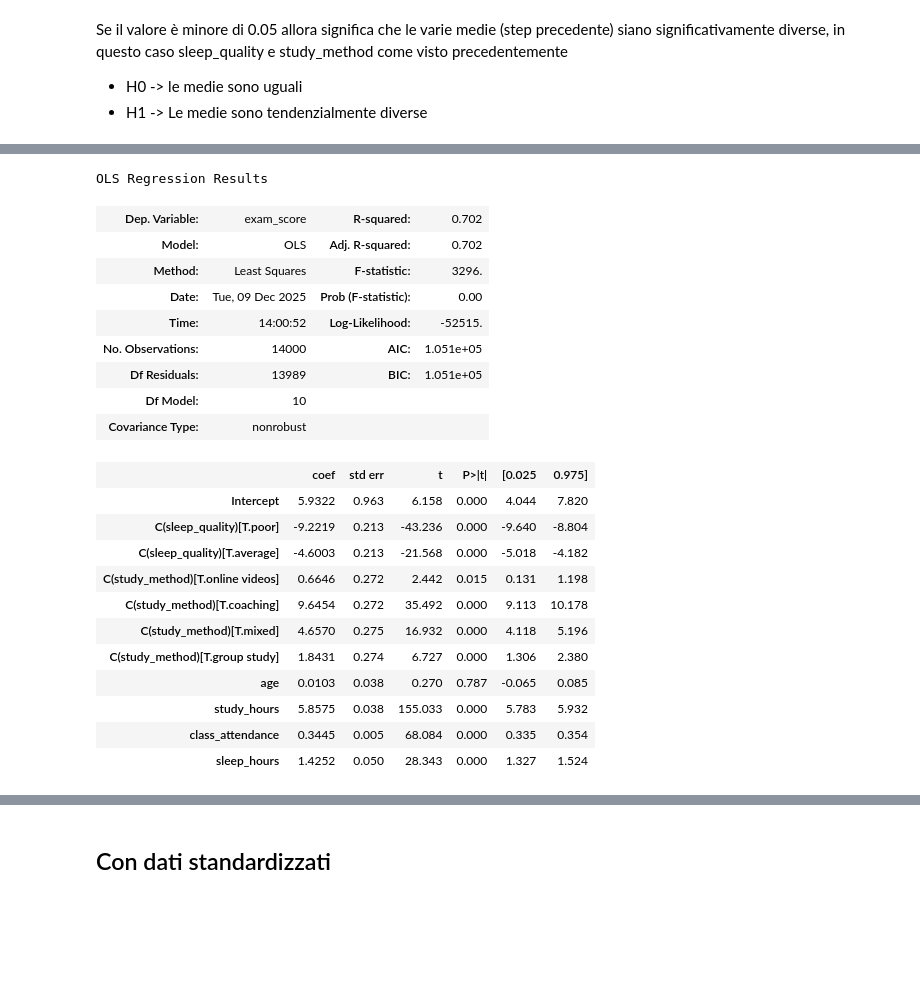
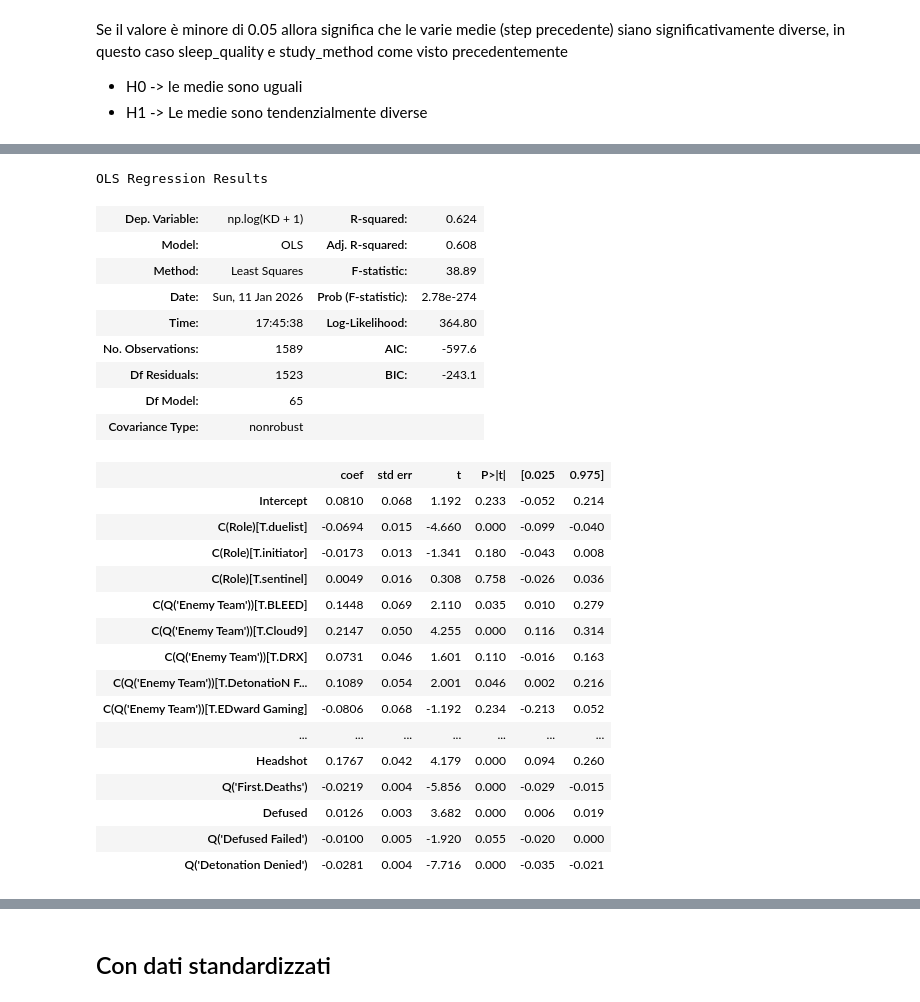
Before and after one commit to Spampa/progetto-valorant, a Jupyter notebook: 3. Caso di studio.ipynb, the cells around one changed output, grey strips where cells are left out. Saved outputs shown, nothing was run; the diff lists cells and outputs as text; code cells hidden in the pictures; blank space fills up the shorter version.

```diff
--- a/3. Caso di studio.ipynb
+++ b/3. Caso di studio.ipynb
@@ -183,7 +204,7 @@ shape: (10, 26)
 Valuto le statistiche (media, sd, varianza) e la distribuzione, analisi preliminare
 # %%
 # layout
-ncols = 5
+ncols = 4
 nrows = 4
 fig, axes = plt.subplots(
     nrows = nrows,
@@ -398,3 +364,5 @@ Non si ha un grande legame tra: le sleep hours e lo score, la class attendence e
+# %%
+numeric_KD_columns.remove("First.Kills")
 # %% [markdown]
 ## Distribuzione delle variabili categoriche
 # %%
@@ -620,30 +489,5 @@ Se il valore è minore di 0.05 allora significa che le varie medie (step precede
 
 - H0 -> le medie sono uguali
 - H1 -> Le medie sono tendenzialmente diverse
-# %%
-# Test Anova sul KD
-ANOVA_results = []
-for variable_i in categorical_columns:
-
-    ANOVA_table = sm.stats.anova_lm(
-        ols(
-            formula = f"Eliminated ~ C(Q('{variable_i}'))",
-            data = data.to_pandas()
-        ).fit(),
-        typ = 2
-    )
-    ANOVA_results.append(
-        (variable_i, ANOVA_table.loc[f"C(Q('{variable_i}'))", "PR(>F)"])
-    )
-
-# visualizzazione dei risultati del test ANOVA
-print(
-    tabulate(
-        tabular_data = ANOVA_results,
-        headers = ["Categorical variable", "ANOVA p-value"],
-        tablefmt = "pretty",
-        colalign = ["center"] * 2
-    )
-)
 # %% [markdown]
 # Stima del modello
@@ -650,37 +495,44 @@ print(
 # %%
+# Costruisco la stringa delle variabili numeriche per la formula
+numeric_vars = " + ".join([f"Q('{col}')" if " " in col or "." in col else col for col in numeric_KD_columns])
+
 # suddivisione del dataset in train e test set
 train_data, test_data = train_test_split(
     data,
     test_size = .3,
     random_state = 42
 )
 
 # stima
-mhat = ols(
-    formula = "exam_score ~ age + study_hours + class_attendance + sleep_hours + C(sleep_quality) + C(study_method)",
+mhat_kd = ols(
+    formula = f"np.log(KD + 1) ~ {numeric_vars} + C(Role) + C(Q('Enemy Team')) + C(Q('Player Team')) + C(Q('Match.Type'))", # Applico il logaritmo del KD modello con soli valori positivi, il + 1 è per non vavere log di 0
     data = train_data.to_pandas()
 ).fit()
-mhat.summary()
+mhat_kd.summary()
 # %% [output]
 OLS Regression Results
-| Dep. Variable: | exam_score | R-squared: | 0.702 |
-| Model: | OLS | Adj. R-squared: | 0.702 |
-| Method: | Least Squares | F-statistic: | 3296. |
-| Date: | Tue, 09 Dec 2025 | Prob (F-statistic): | 0.00 |
-| Time: | 14:00:52 | Log-Likelihood: | -52515. |
-| No. Observations: | 14000 | AIC: | 1.051e+05 |
-| Df Residuals: | 13989 | BIC: | 1.051e+05 |
-| Df Model: | 10 |  |  |
+| Dep. Variable: | np.log(KD + 1) | R-squared: | 0.624 |
+| Model: | OLS | Adj. R-squared: | 0.608 |
+| Method: | Least Squares | F-statistic: | 38.89 |
+| Date: | Sun, 11 Jan 2026 | Prob (F-statistic): | 2.78e-274 |
+| Time: | 17:45:38 | Log-Likelihood: | 364.80 |
+| No. Observations: | 1589 | AIC: | -597.6 |
+| Df Residuals: | 1523 | BIC: | -243.1 |
+| Df Model: | 65 |  |  |
 | Covariance Type: | nonrobust |  |  |
 |  | coef | std err | t | P>|t| | [0.025 | 0.975] |
-| Intercept | 5.9322 | 0.963 | 6.158 | 0.000 | 4.044 | 7.820 |
-| C(sleep_quality)[T.poor] | -9.2219 | 0.213 | -43.236 | 0.000 | -9.640 | -8.804 |
-| C(sleep_quality)[T.average] | -4.6003 | 0.213 | -21.568 | 0.000 | -5.018 | -4.182 |
-| C(study_method)[T.online videos] | 0.6646 | 0.272 | 2.442 | 0.015 | 0.131 | 1.198 |
-| C(study_method)[T.coaching] | 9.6454 | 0.272 | 35.492 | 0.000 | 9.113 | 10.178 |
-| C(study_method)[T.mixed] | 4.6570 | 0.275 | 16.932 | 0.000 | 4.118 | 5.196 |
-| C(study_method)[T.group study] | 1.8431 | 0.274 | 6.727 | 0.000 | 1.306 | 2.380 |
-| age | 0.0103 | 0.038 | 0.270 | 0.787 | -0.065 | 0.085 |
-| study_hours | 5.8575 | 0.038 | 155.033 | 0.000 | 5.783 | 5.932 |
-| class_attendance | 0.3445 | 0.005 | 68.084 | 0.000 | 0.335 | 0.354 |
-| sleep_hours | 1.4252 | 0.050 | 28.343 | 0.000 | 1.327 | 1.524 |
+| Intercept | 0.0810 | 0.068 | 1.192 | 0.233 | -0.052 | 0.214 |
+| C(Role)[T.duelist] | -0.0694 | 0.015 | -4.660 | 0.000 | -0.099 | -0.040 |
+| C(Role)[T.initiator] | -0.0173 | 0.013 | -1.341 | 0.180 | -0.043 | 0.008 |
+| C(Role)[T.sentinel] | 0.0049 | 0.016 | 0.308 | 0.758 | -0.026 | 0.036 |
+| C(Q('Enemy Team'))[T.BLEED] | 0.1448 | 0.069 | 2.110 | 0.035 | 0.010 | 0.279 |
+| C(Q('Enemy Team'))[T.Cloud9] | 0.2147 | 0.050 | 4.255 | 0.000 | 0.116 | 0.314 |
+| C(Q('Enemy Team'))[T.DRX] | 0.0731 | 0.046 | 1.601 | 0.110 | -0.016 | 0.163 |
+| C(Q('Enemy Team'))[T.DetonatioN F... | 0.1089 | 0.054 | 2.001 | 0.046 | 0.002 | 0.216 |
+| C(Q('Enemy Team'))[T.EDward Gaming] | -0.0806 | 0.068 | -1.192 | 0.234 | -0.213 | 0.052 |
+| ... | ... | ... | ... | ... | ... | ... |
+| Headshot | 0.1767 | 0.042 | 4.179 | 0.000 | 0.094 | 0.260 |
+| Q('First.Deaths') | -0.0219 | 0.004 | -5.856 | 0.000 | -0.029 | -0.015 |
+| Defused | 0.0126 | 0.003 | 3.682 | 0.000 | 0.006 | 0.019 |
+| Q('Defused Failed') | -0.0100 | 0.005 | -1.920 | 0.055 | -0.020 | 0.000 |
+| Q('Detonation Denied') | -0.0281 | 0.004 | -7.716 | 0.000 | -0.035 | -0.021 |
```
Also changed, not shown: parts of 26 cells of this notebook, 2 other files.
